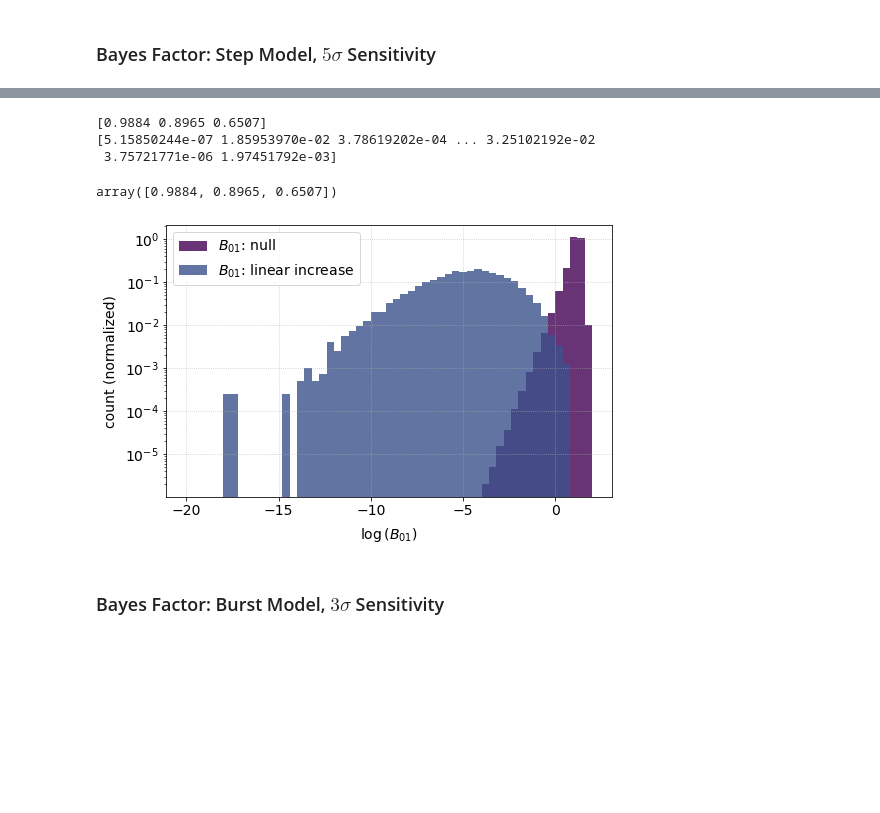
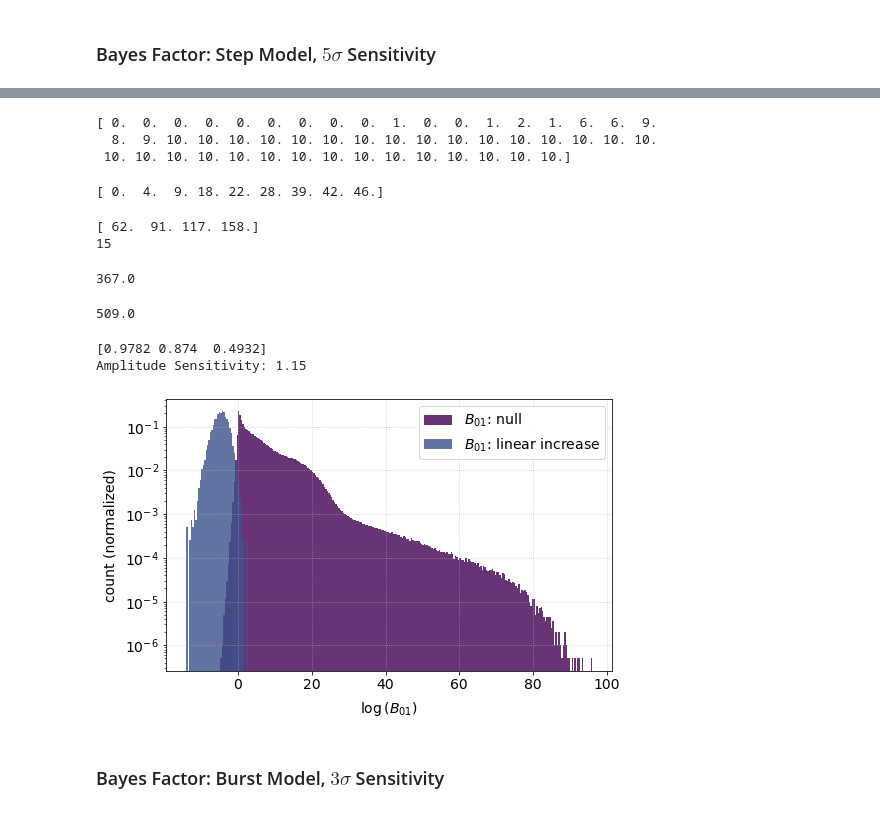
Before and after one commit to 14CO/Dome-C-Sensitivity, a Jupyter notebook: gcr-sensitivity.ipynb, the cells around one changed output, grey strips where cells are left out. Saved outputs shown, nothing was run; the diff lists cells and outputs as text; code cells hidden in the pictures; blank space fills up the shorter version.

```diff
--- a/gcr-sensitivity.ipynb
+++ b/gcr-sensitivity.ipynb
@@ -418,7 +345,7 @@ for i in tqdm(range(N)):
     B = const_models.likelihood(z_samp, CO_samp, dCO_samp) / linear_models.likelihood(z_samp, CO_samp, dCO_samp)
     BF_lin_null.append(B)
 # %%
-dist = param_dist(linear_models, [1.12, fmu_neg, fmu_fast])
+dist = param_dist(linear_models, [0.88, fmu_neg, fmu_fast])
 j = dist.argmin()
 data_lin = linear_models.models[j]
 
@@ -597,2 +556,43 @@ def thresholds(m, theta0, nMC = 10000):
+# %%
+def sens_search(m, domain = [], sigs = 3):
+    # domain should be an array of model indices sorted in ascending order of parameter cost
+
+    models = Models[m].models
+    s = np.array([sens_test(models[i], m, 10)[sigs-3] for i in tqdm(domain)])
+    print(s)
+    options = np.arange(len(domain))[np.abs(s-5)<=4]
+    s = np.array([sens_test(models[domain[i]], m, 50)[sigs-3] for i in tqdm(options)])
+    print(s)
+    options = options[np.abs(s-25)<=15]
+    s = np.array([sens_test(models[domain[i]], m, 200)[sigs-3] for i in tqdm(options)])
+    print(s)
+    options = options[s>=90]
+    j = options[0]
+
+    thresh = step(j, m, domain, sigs)
+    if thresh == -1:
+        print('Sensitivity too high to detect')
+        return
+    else:
+        return domain[thresh]
+# %%
+def auto_search(m, up=True, sigs = 3):
+    cost = []
+    s = 1 if up else -1
+    for i,p in enumerate(Models[m].parameters):
+        c = s*p[0]
+        if c>=s:
+            if len(p)==1:
+                cost.append((i,c))
+            elif p[1] == fmu_neg and p[2] == fmu_fast:
+                cost.append((i,c))
+    a = np.array(cost, dtype = [('index', int), ('cost', float)])
+    domain = np.sort(a, order='cost')['index']
+
+    j = sens_search(m, domain, sigs)
+    params = Models[m].parameters[j]
+    thresholds(m, params)
+    print('Amplitude Sensitivity: {}'.format(params[0]))
+    return
 # %% [markdown]
 ### Bayes Factor: Linear Model, $3\sigma$ Sensitivity
@@ -658,11 +706,17 @@ array([0.9939, 0.9081, 0.6483])
 # %%
-thresholds(2, [1.09, fmu_neg, fmu_fast])
+auto_search(2, True, 5)
 # %% [output]
-[0.9884 0.8965 0.6507]
-[5.15850244e-07 1.85953970e-02 3.78619202e-04 ... 3.25102192e-02
- 3.75721771e-06 1.97451792e-03]
+[ 0.  0.  0.  0.  0.  0.  0.  0.  0.  1.  0.  0.  1.  2.  1.  6.  6.  9.
+  8.  9. 10. 10. 10. 10. 10. 10. 10. 10. 10. 10. 10. 10. 10. 10. 10. 10.
+ 10. 10. 10. 10. 10. 10. 10. 10. 10. 10. 10. 10. 10. 10. 10.]
-array([0.9884, 0.8965, 0.6507])
+[ 0.  4.  9. 18. 22. 28. 39. 42. 46.]
+[ 62.  91. 117. 158.]
+15
+367.0
+509.0
+[0.9782 0.874  0.4932]
+Amplitude Sensitivity: 1.15
-[figure, old version]
+[figure, new version]
 # %% [markdown]
 ### Bayes Factor: Burst Model, $3\sigma$ Sensitivity
 # %%
```
Also changed, not shown: parts of 34 cells of this notebook, 4 other files.
